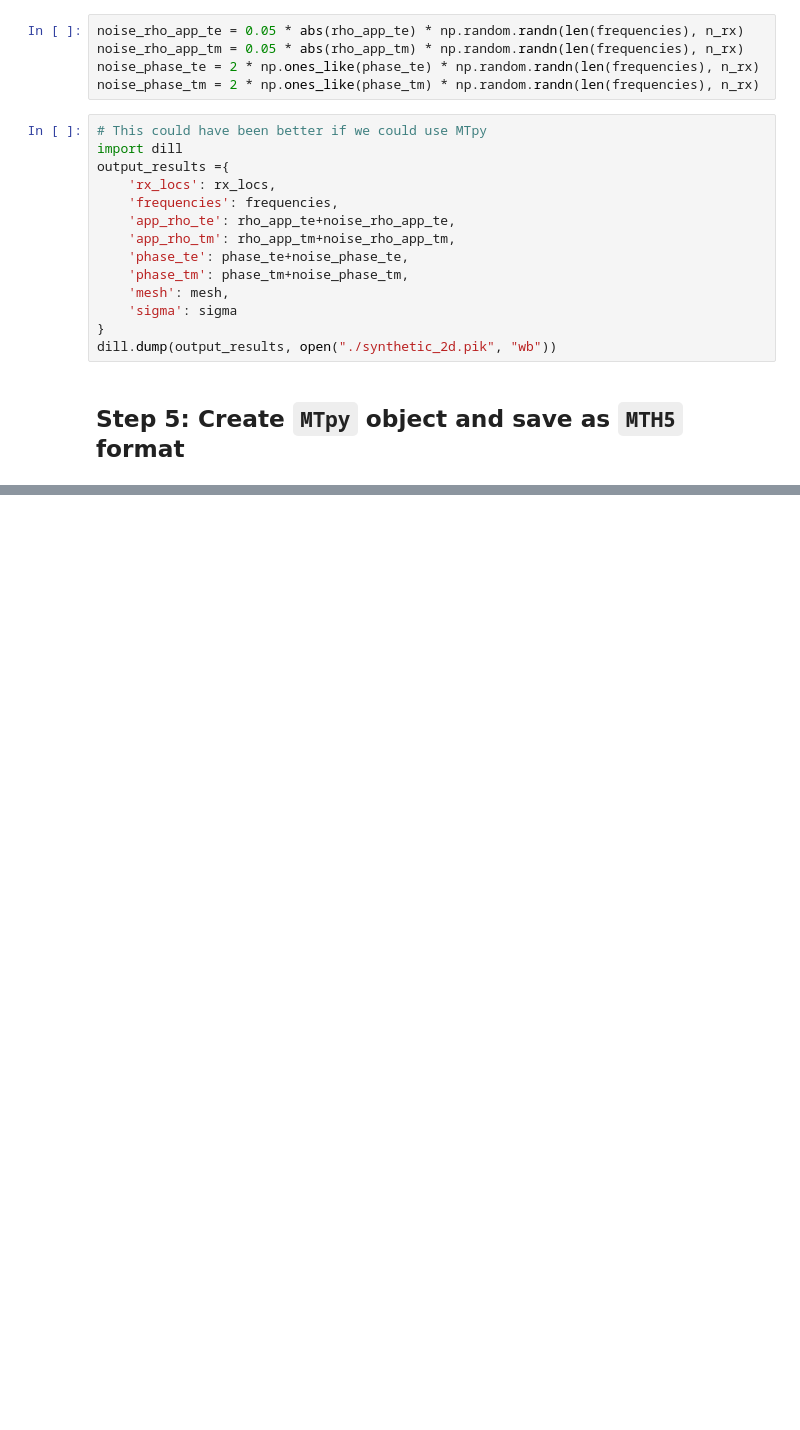
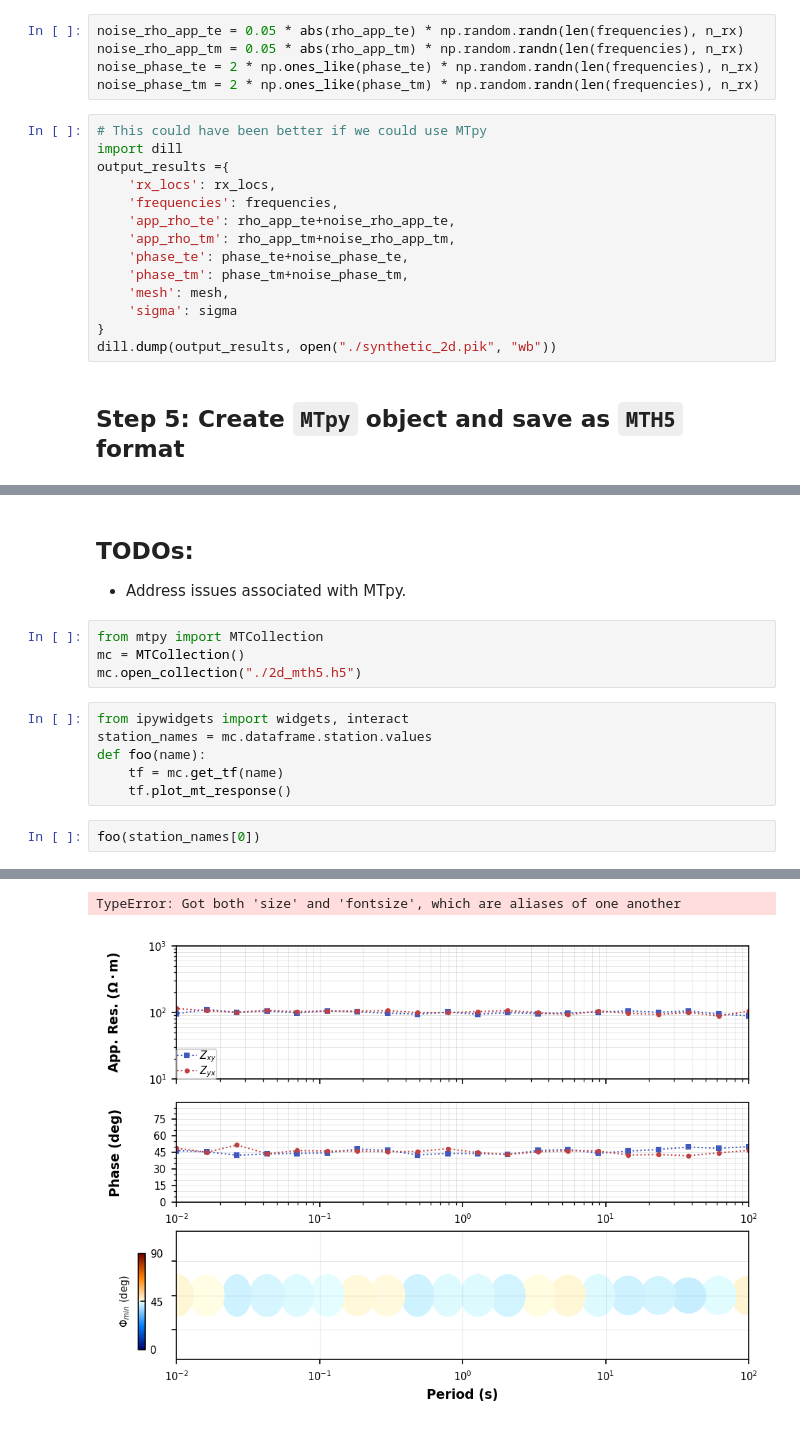
Before and after one commit to simpeg-research/earthscope-mt-course, a Jupyter notebook: notebooks/simpeg/2_2d_forward_modelling.ipynb, the cells around one changed output, grey strips where cells are left out. Cells and saved outputs as stored; diff of their text form; blank space fills up the shorter version.

```diff
--- a/notebooks/simpeg/2_2d_forward_modelling.ipynb
+++ b/notebooks/simpeg/2_2d_forward_modelling.ipynb
@@ -365,0 +409,17 @@ mc.close_collection()
+# %% [markdown]
+## TODOs:
+
+- Address issues associated with MTpy.
+# %%
+from mtpy import MTCollection
+mc = MTCollection()
+mc.open_collection("./2d_mth5.h5")
+# %%
+from ipywidgets import widgets, interact
+station_names = mc.dataframe.station.values
+def foo(name):
+    tf = mc.get_tf(name)
+    tf.plot_mt_response()
+# %%
+foo(station_names[0])
+# %% [output]
@@ -365,0 +427,2 @@ mc.close_collection()
+TypeError: Got both 'size' and 'fontsize', which are aliases of one another
+[figure, added]
```
Also changed, not shown: parts of 22 cells of this notebook, 10 other files.
